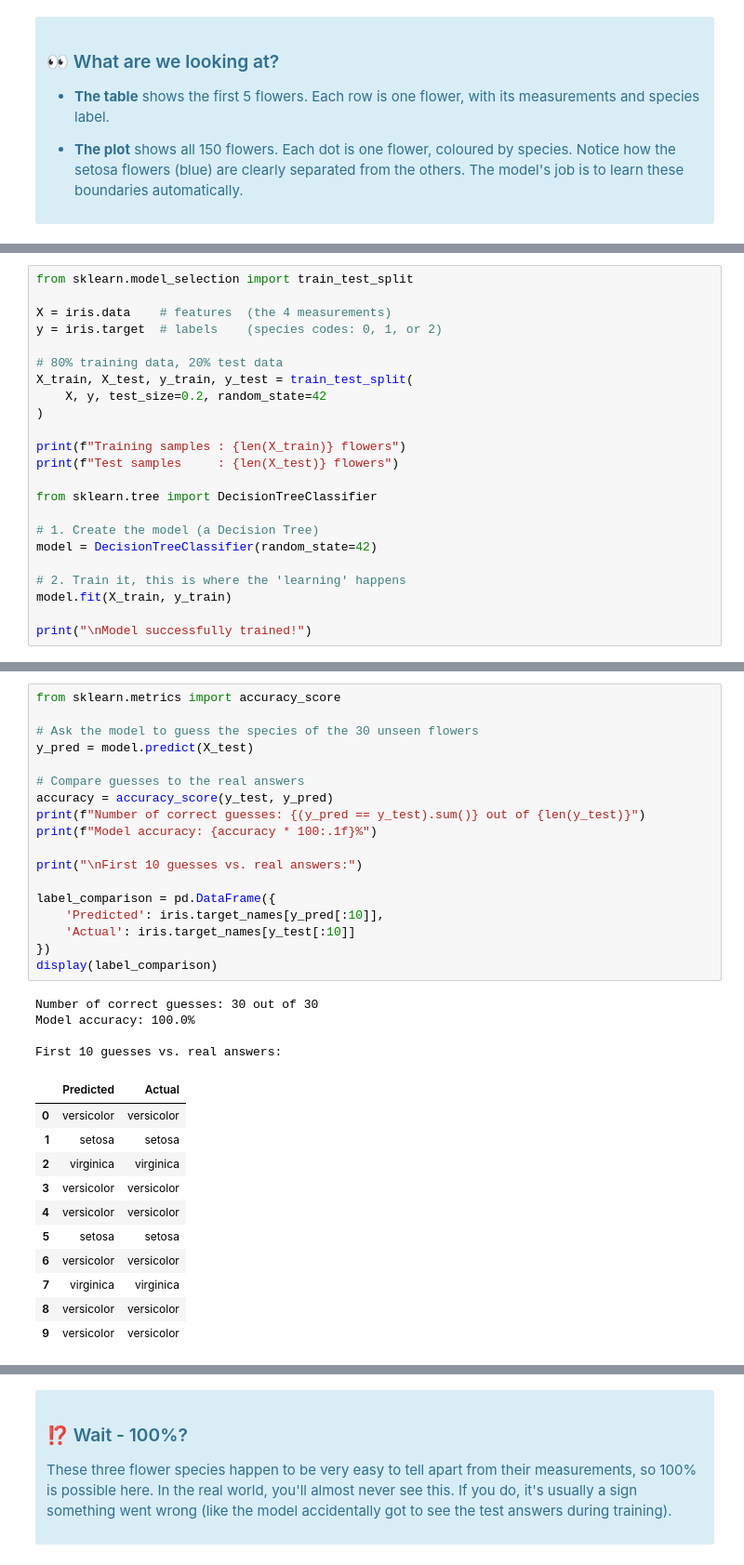
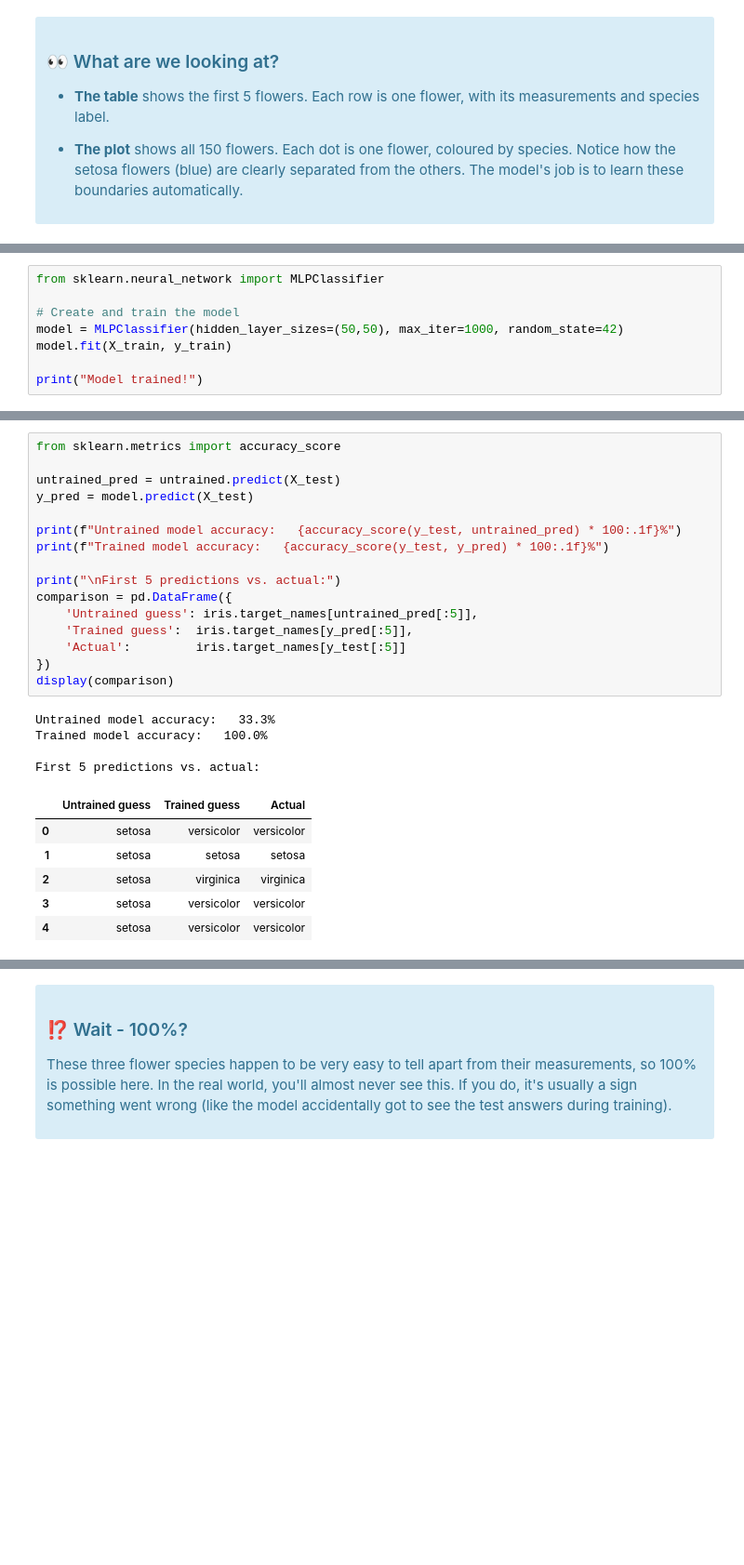
Before and after one commit to nathanhigginbotham/UCL-CDT-AICourse, a Jupyter notebook: B02_first_model.ipynb, the cells around one changed output, grey strips where cells are left out. Shown at 93% size. Saved outputs shown, nothing was run; the diff lists cells and outputs as text; blank space fills up the shorter version.

```diff
--- a/B02_first_model.ipynb
+++ b/B02_first_model.ipynb
@@ -114,24 +177,9 @@ Don't worry about understanding every line yet. Focus on what happens when you r
 # %%
-from sklearn.model_selection import train_test_split
+from sklearn.neural_network import MLPClassifier
 
-X = iris.data    # features  (the 4 measurements)
-y = iris.target  # labels    (species codes: 0, 1, or 2)
-
-# 80% training data, 20% test data
-X_train, X_test, y_train, y_test = train_test_split(
-    X, y, test_size=0.2, random_state=42
-)
-
-print(f"Training samples : {len(X_train)} flowers")
-print(f"Test samples     : {len(X_test)} flowers")
-
-from sklearn.tree import DecisionTreeClassifier
-
-# 1. Create the model (a Decision Tree)
-model = DecisionTreeClassifier(random_state=42)
-
-# 2. Train it, this is where the 'learning' happens
+# Create and train the model
+model = MLPClassifier(hidden_layer_sizes=(50,50), max_iter=1000, random_state=42)
 model.fit(X_train, y_train)
 
-print("\nModel successfully trained!")
+print("Model trained!")
 # %% [output]
@@ -165,34 +209,27 @@ Think of it like a test at school, you can only find out if someone really learn
 # %%
 from sklearn.metrics import accuracy_score
 
-# Ask the model to guess the species of the 30 unseen flowers
+untrained_pred = untrained.predict(X_test)
 y_pred = model.predict(X_test)
 
-# Compare guesses to the real answers
-accuracy = accuracy_score(y_test, y_pred)
-print(f"Number of correct guesses: {(y_pred == y_test).sum()} out of {len(y_test)}")
-print(f"Model accuracy: {accuracy * 100:.1f}%")
+print(f"Untrained model accuracy:   {accuracy_score(y_test, untrained_pred) * 100:.1f}%")
+print(f"Trained model accuracy:   {accuracy_score(y_test, y_pred) * 100:.1f}%")
 
-print("\nFirst 10 guesses vs. real answers:")
-
-label_comparison = pd.DataFrame({
-    'Predicted': iris.target_names[y_pred[:10]],
-    'Actual': iris.target_names[y_test[:10]]
+print("\nFirst 5 predictions vs. actual:")
+comparison = pd.DataFrame({
+    'Untrained guess': iris.target_names[untrained_pred[:5]],
+    'Trained guess':  iris.target_names[y_pred[:5]],
+    'Actual':         iris.target_names[y_test[:5]]
 })
-display(label_comparison)
+display(comparison)
 # %% [output]
-Number of correct guesses: 30 out of 30
-Model accuracy: 100.0%
+Untrained model accuracy:   33.3%
+Trained model accuracy:   100.0%
 
-First 10 guesses vs. real answers:
+First 5 predictions vs. actual:
-|  | Predicted | Actual |
-| 0 | versicolor | versicolor |
-| 1 | setosa | setosa |
-| 2 | virginica | virginica |
-| 3 | versicolor | versicolor |
-| 4 | versicolor | versicolor |
-| 5 | setosa | setosa |
-| 6 | versicolor | versicolor |
-| 7 | virginica | virginica |
-| 8 | versicolor | versicolor |
-| 9 | versicolor | versicolor |
+|  | Untrained guess | Trained guess | Actual |
+| 0 | setosa | versicolor | versicolor |
+| 1 | setosa | setosa | setosa |
+| 2 | setosa | virginica | virginica |
+| 3 | setosa | versicolor | versicolor |
+| 4 | setosa | versicolor | versicolor |
```
Also changed, not shown: parts of 17 cells of this notebook.
